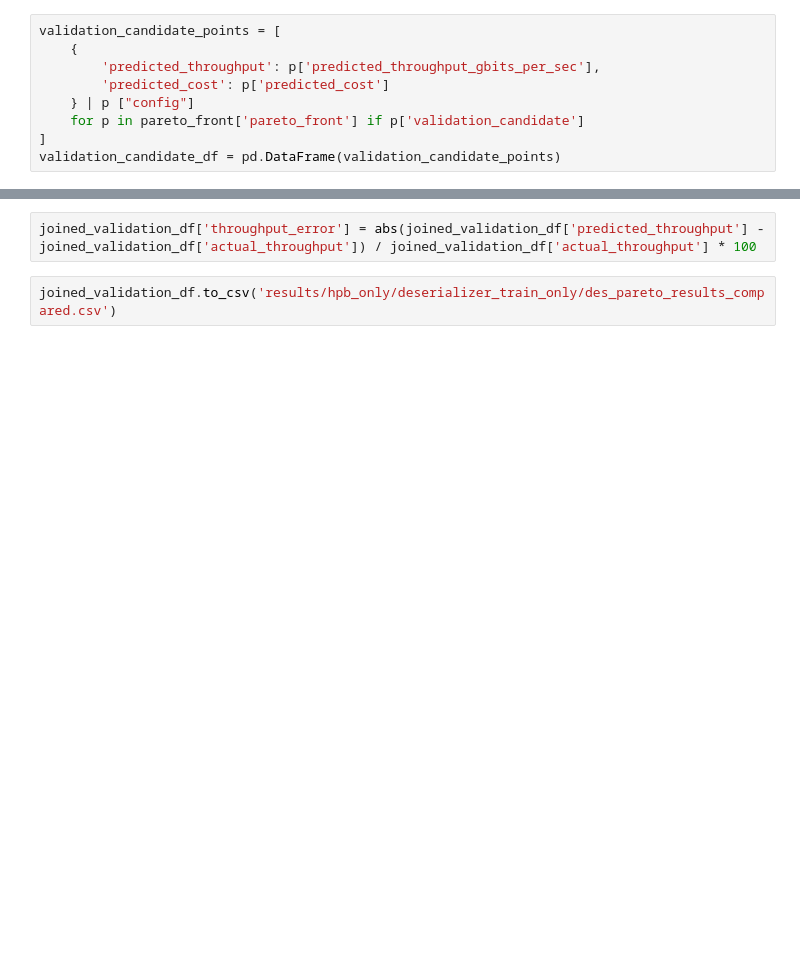
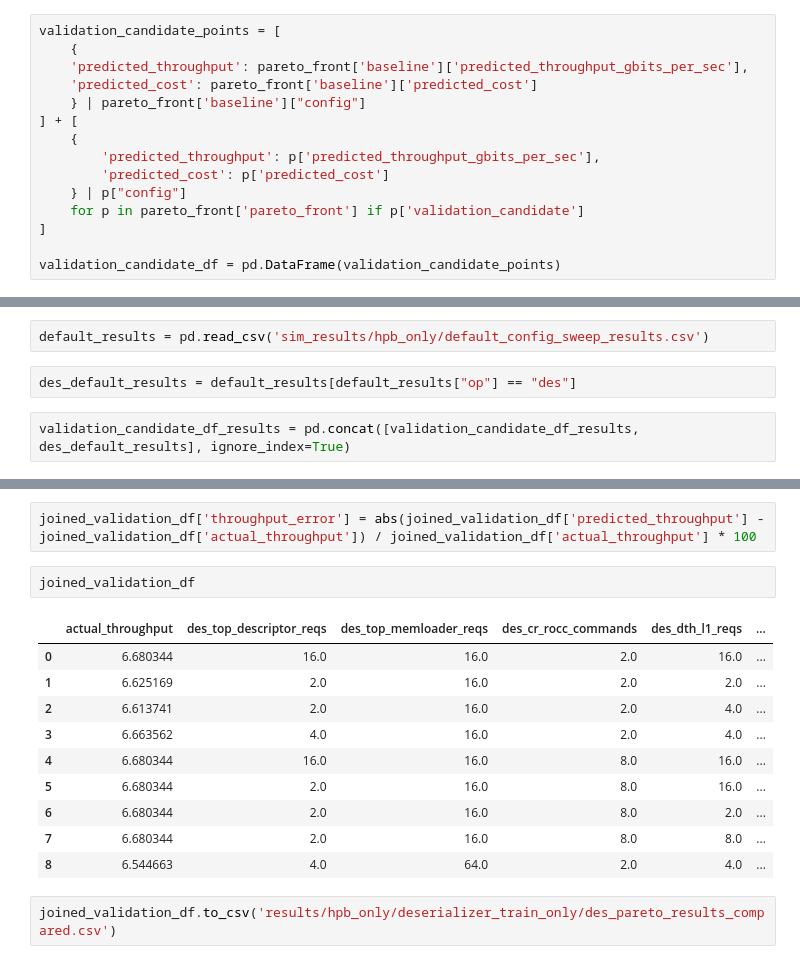
Before and after one commit to ronitnag04/lynx, a Jupyter notebook: ml_model/analysis.ipynb, the cells around one changed output, grey strips where cells are left out. Saved outputs shown, nothing was run; the diff lists cells and outputs as text; blank space fills up the shorter version.

```diff
--- a/ml_model/analysis.ipynb
+++ b/ml_model/analysis.ipynb
@@ -522,11 +522,17 @@ df = pd.read_csv('data/hpb_only/des_unique_configs_training_data.csv')
 # %%
 validation_candidate_points = [
     {
+    'predicted_throughput': pareto_front['baseline']['predicted_throughput_gbits_per_sec'],
+    'predicted_cost': pareto_front['baseline']['predicted_cost']
+    } | pareto_front['baseline']["config"]
+] + [
+    {
         'predicted_throughput': p['predicted_throughput_gbits_per_sec'],
         'predicted_cost': p['predicted_cost']
-    } | p ["config"]
+    } | p["config"]
     for p in pareto_front['pareto_front'] if p['validation_candidate']
 ]
+
 validation_candidate_df = pd.DataFrame(validation_candidate_points)
 # %%
 # Get the config columns (remove 'predicted_throughput', 'predicted_cost')
@@ -557,6 +563,12 @@ False    8
 Name: count, dtype: int64
 # %%
 validation_candidate_df_results = pd.read_csv('results/hpb_only/deserializer_train_only/des_pareto_results.csv')
+# %%
+default_results = pd.read_csv('sim_results/hpb_only/default_config_sweep_results.csv')
+# %%
+des_default_results = default_results[default_results["op"] == "des"]
+# %%
+validation_candidate_df_results = pd.concat([validation_candidate_df_results, des_default_results], ignore_index=True)
 # %%
 validation_candidate_df_results['actual_throughput'] = validation_candidate_df_results['throughput_bytes_per_sec'] * (8.0 / 1e9)
 # %%
@@ -571,6 +583,19 @@ joined_validation_df = pd.merge(
 )
 # %%
 joined_validation_df['throughput_error'] = abs(joined_validation_df['predicted_throughput'] - joined_validation_df['actual_throughput']) / joined_validation_df['actual_throughput'] * 100
+# %%
+joined_validation_df
+# %% [output]
+|  | actual_throughput | des_top_descriptor_reqs | des_top_memloader_reqs | des_cr_rocc_commands | des_dth_l1_reqs | ... |
+| 0 | 6.680344 | 16.0 | 16.0 | 2.0 | 16.0 | ... |
+| 1 | 6.625169 | 2.0 | 16.0 | 2.0 | 2.0 | ... |
+| 2 | 6.613741 | 2.0 | 16.0 | 2.0 | 4.0 | ... |
+| 3 | 6.663562 | 4.0 | 16.0 | 2.0 | 4.0 | ... |
+| 4 | 6.680344 | 16.0 | 16.0 | 8.0 | 16.0 | ... |
+| 5 | 6.680344 | 2.0 | 16.0 | 8.0 | 16.0 | ... |
+| 6 | 6.680344 | 2.0 | 16.0 | 8.0 | 2.0 | ... |
+| 7 | 6.680344 | 2.0 | 16.0 | 8.0 | 8.0 | ... |
+| 8 | 6.544663 | 4.0 | 64.0 | 2.0 | 4.0 | ... |
 # %%
 joined_validation_df.to_csv('results/hpb_only/deserializer_train_only/des_pareto_results_compared.csv')
 # %%
```
Also changed, not shown: parts of 7 cells of this notebook.
